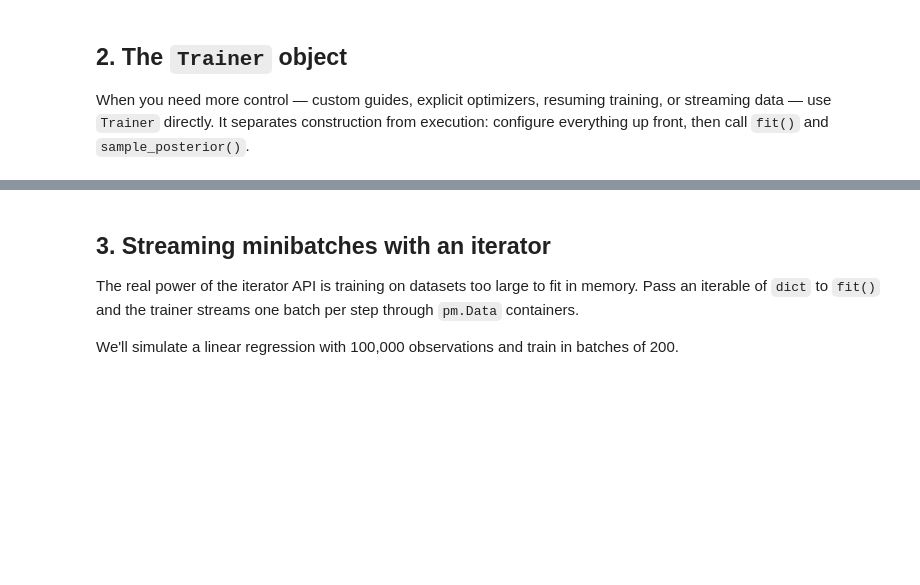
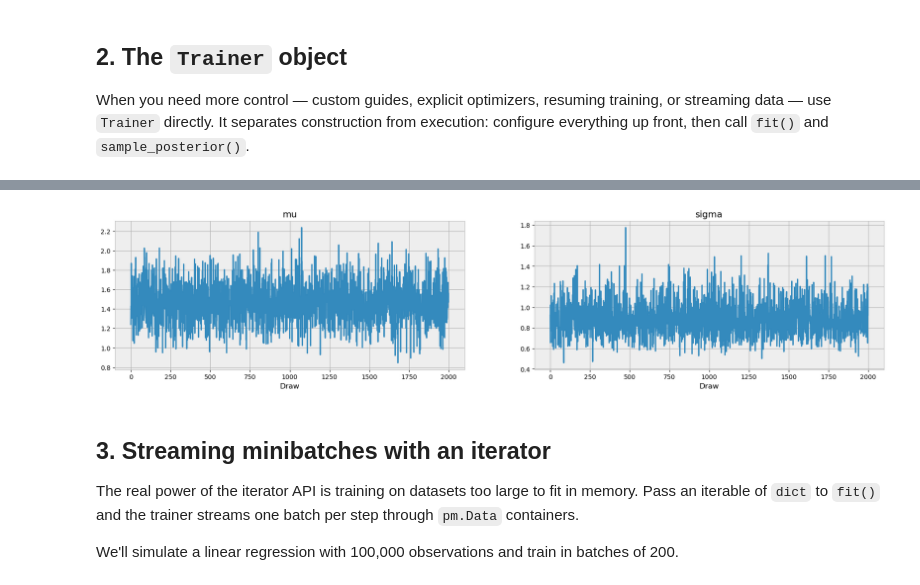
Before and after one commit to pymc-devs/pymc-extras, a Jupyter notebook: notebooks/ADVI Minibatch Iterator.ipynb, the cells around one changed output, grey strips where cells are left out. Saved outputs shown, nothing was run; the diff lists cells and outputs as text; code cells hidden in the pictures; blank space fills up the shorter version.

```diff
--- a/notebooks/ADVI Minibatch Iterator.ipynb
+++ b/notebooks/ADVI Minibatch Iterator.ipynb
@@ -61,8 +86,10 @@ trainer = Trainer(
     random_seed=42,
 )
 
-state = trainer.fit(10_000, random_seed=1, model=model)
-idata = trainer.sample_posterior(2_000, random_seed=2, model=model)
+with model:
+    state = trainer.fit(10_000, random_seed=1)
+    idata = trainer.sample_posterior(2_000, random_seed=2)
 
 az.plot_trace(idata)
 plt.show()
+# %% [output]
@@ -69,3 +98,4 @@ plt.show()
+[figure, added]
 # %% [markdown]
 ## 3.  Streaming minibatches with an iterator
 
```
Also changed, not shown: parts of 22 cells of this notebook.
